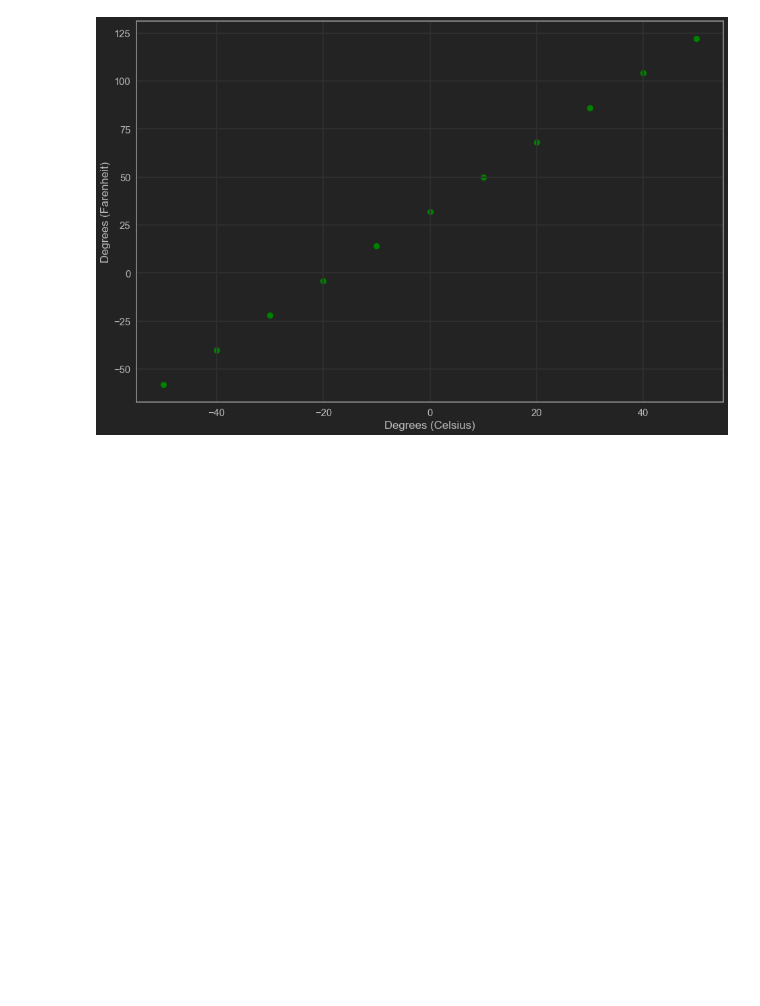
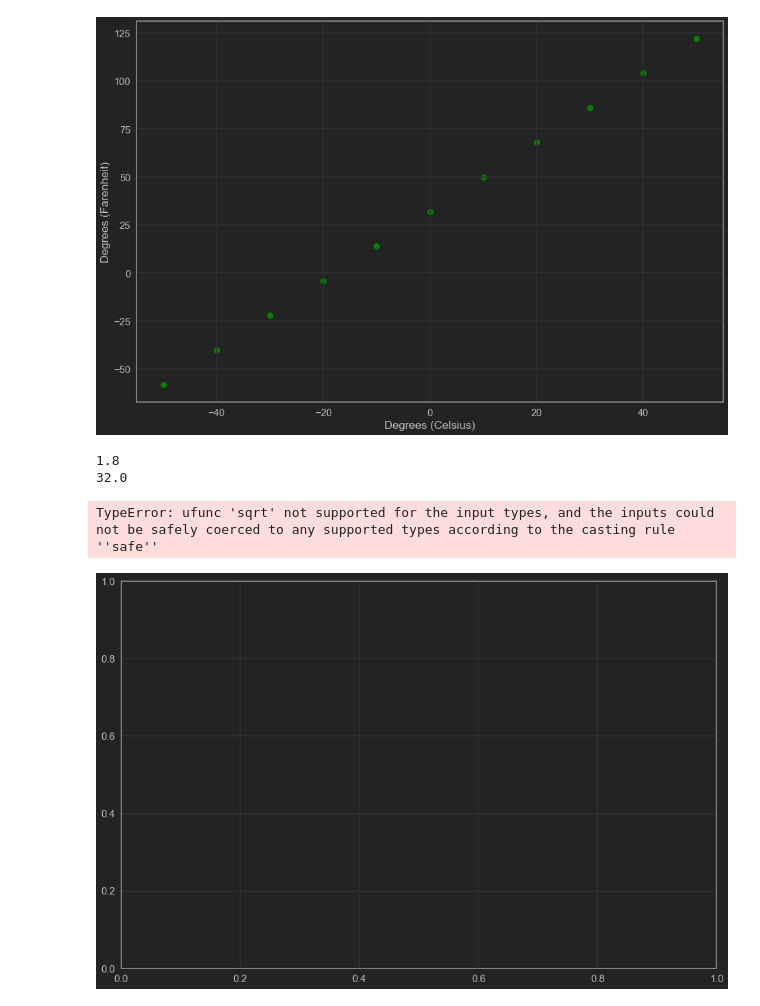
Before and after one commit to TheChanRProject/SCDSD_OM1, a Jupyter notebook: nb/Temperature Visualization and Regression Activity.ipynb, the cells around one changed output. Saved outputs shown, nothing was run; the diff lists cells and outputs as text; code cells hidden in the pictures; blank space fills up the shorter version.

```diff
--- a/nb/Temperature Visualization and Regression Activity.ipynb
+++ b/nb/Temperature Visualization and Regression Activity.ipynb
@@ -34,3 +34,30 @@ plt.ylabel('Degrees (Farenheit)')
 # %% [output]
 Text(0,0.5,'Degrees (Farenheit)')
 [figure]
+# %%
+# setting up regression with numpy
+
+X = np.array(df['celsius'])
+Y = np.array(df['farenheit'])
+denom = X.dot(X) - X.mean() * X.sum()
+beta_1 = (X.dot(Y) - Y.mean()*X.sum()) / denom
+beta_0 = (Y.mean() * X.dot(X) - X.mean() * X.dot(Y)) / denom
+print(beta_1)
+print(beta_0)
+
+# model
+
+def model(x):
+    return beta_1*x + beta_0
+
+plt.figure()
+plt.scatter(X, Y, 'green')
+plt.plot(X, model(X), 'r-')
+plt.title("Scatter Plot with Line of Best Fit")
+plt.xlabel("Degrees (Celsius)")
+plt.ylabel("Degrees (Farenheit)")
+# %% [output]
+1.8
+32.0
+TypeError: ufunc 'sqrt' not supported for the input types, and the inputs could not be safely coerced to any supported types according to the casting rule ''safe''
+[figure, added]
```
